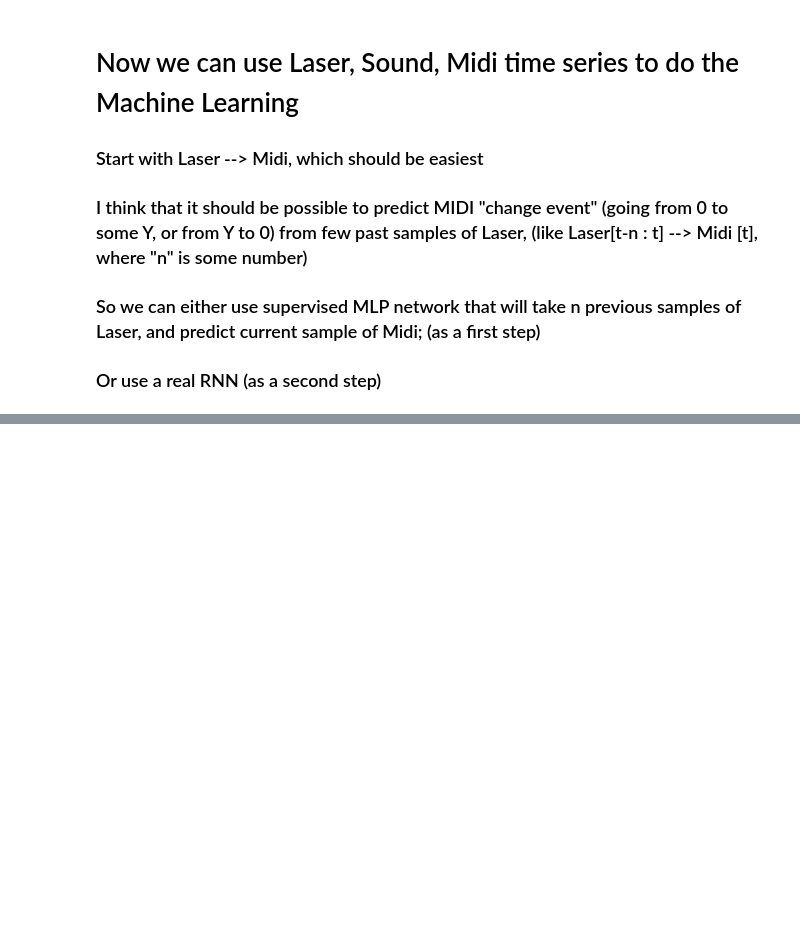
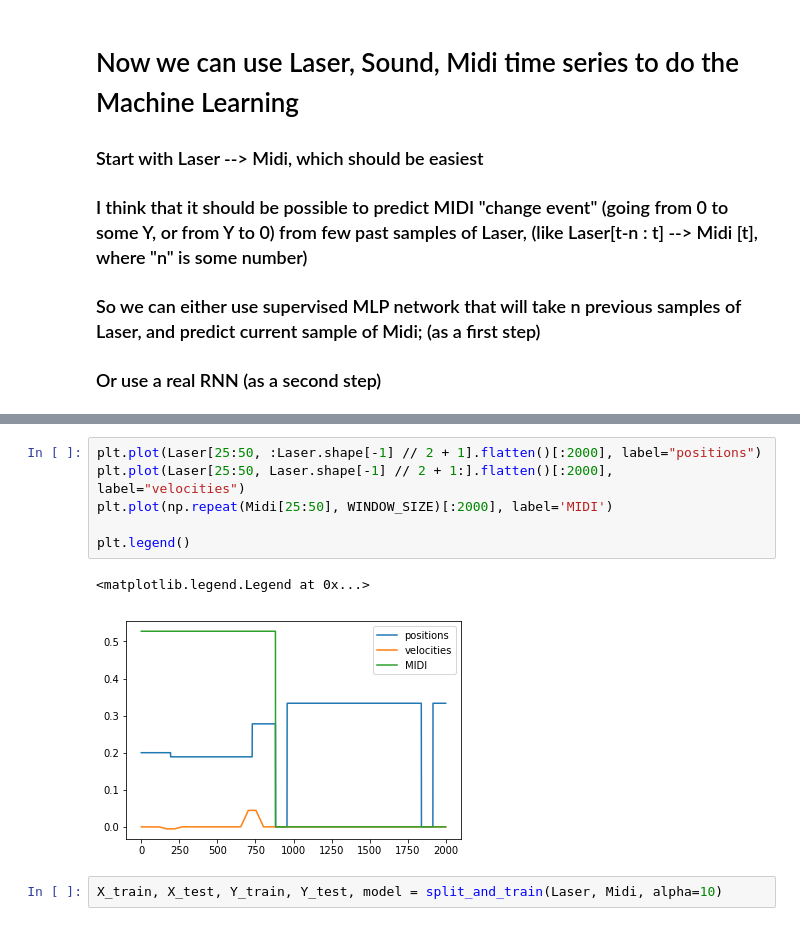
Before and after one commit to ernestosanches/AIPiano, a Jupyter notebook: model/Multimodal.ipynb, the cells around one changed output, grey strips where cells are left out. Cells and saved outputs as stored; diff of their text form; blank space fills up the shorter version.

```diff
--- a/model/Multimodal.ipynb
+++ b/model/Multimodal.ipynb
@@ -207,0 +437,11 @@ Time series lengths (Note G): 19098579 19098579 19098579
+# %%
+plt.plot(Laser[25:50, :Laser.shape[-1] // 2 + 1].flatten()[:2000], label="positions")
+plt.plot(Laser[25:50, Laser.shape[-1] // 2 + 1:].flatten()[:2000], label="velocities")
+plt.plot(np.repeat(Midi[25:50], WINDOW_SIZE)[:2000], label='MIDI')
+
+plt.legend()
+# %% [output]
+<matplotlib.legend.Legend at 0x...>
+[figure, added]
+# %%
+X_train, X_test, Y_train, Y_test, model = split_and_train(Laser, Midi, alpha=10)
```
Also changed, not shown: parts of 36 cells of this notebook, 1 other file.
